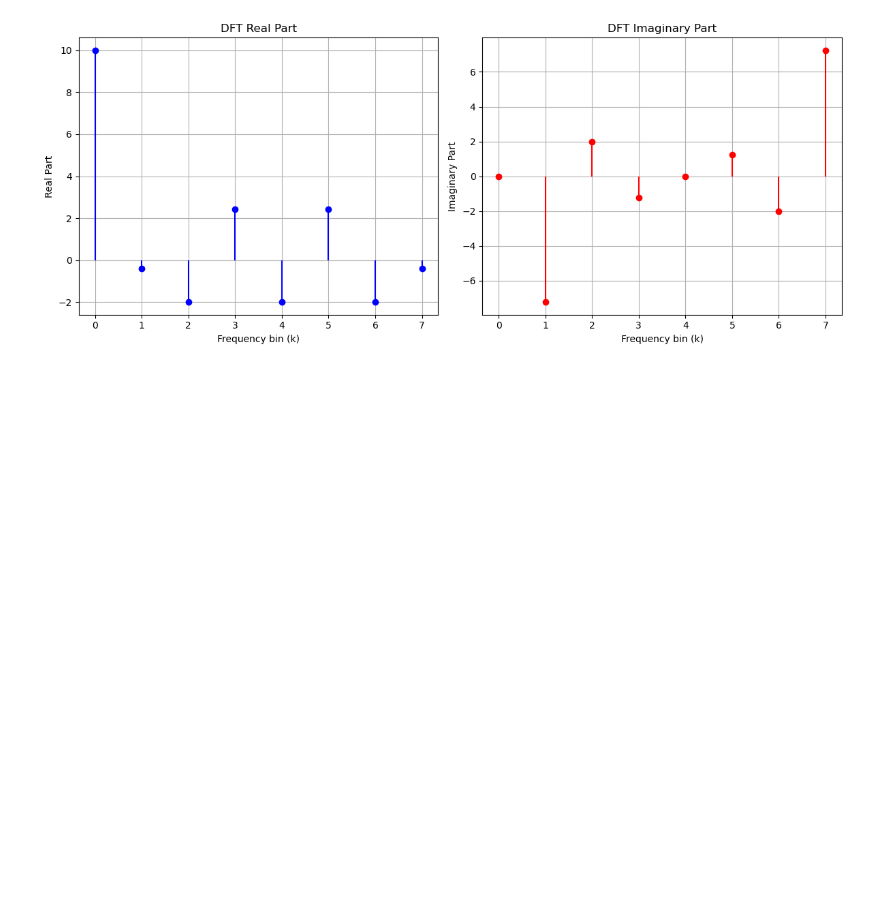
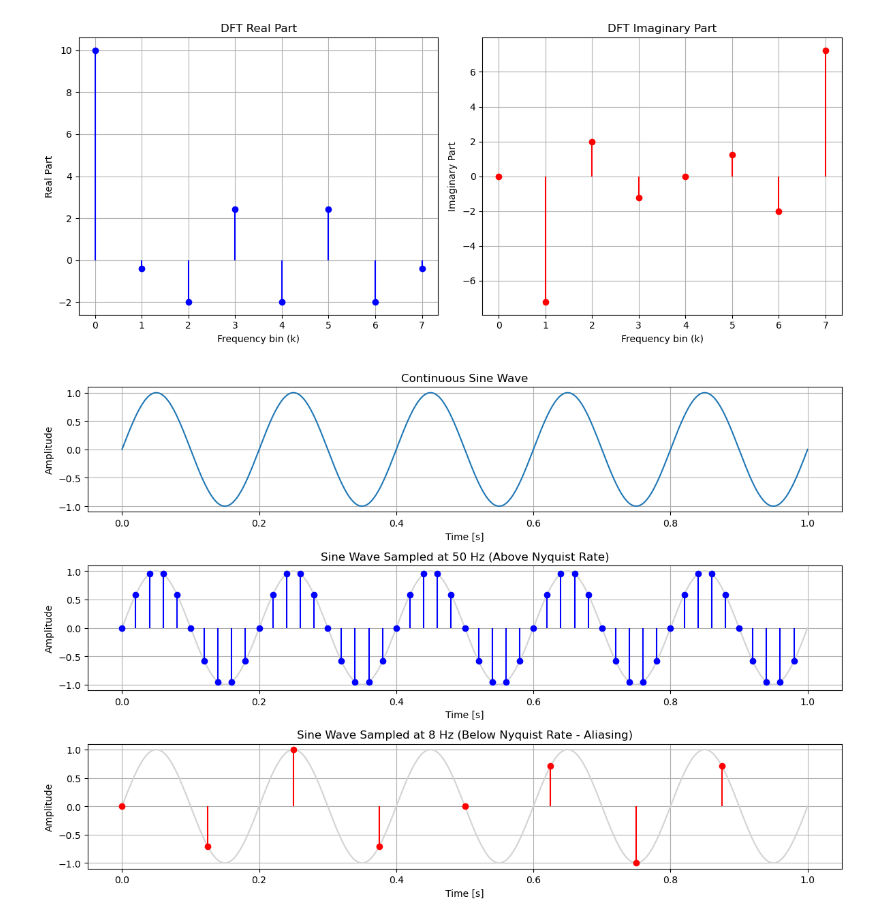
Before and after one commit to ashikurrahmanbhuiyan/dsp_lab, a Jupyter notebook: dsp.ipynb, the cells around one changed output. Saved outputs shown, nothing was run; the diff lists cells and outputs as text; code cells hidden in the pictures; blank space fills up the shorter version.

```diff
--- a/dsp.ipynb
+++ b/dsp.ipynb
@@ -370,3 +370,61 @@ plt.show()
 # %% [output]
 [figure]
 [figure]
+# %%
+import numpy as np
+import matplotlib.pyplot as plt
+
+# Parameters for the sine wave
+frequency = 5  # Frequency of the sine wave in Hz
+duration = 1.0  # Duration of the signal in seconds
+sampling_freq_high = 50  # High sampling frequency in Hz (above Nyquist rate)
+sampling_freq_low = 8    # Low sampling frequency in Hz (below Nyquist rate)
+
+# Time axis for the continuous sine wave
+t_continuous = np.linspace(0, duration, 1000)
+# Generate the continuous sine wave
+sine_wave_continuous = np.sin(2 * np.pi * frequency * t_continuous)
+
+# Time axis for high sampling rate (above Nyquist frequency)
+t_high = np.arange(0, duration, 1 / sampling_freq_high)
+# Sampled sine wave with high sampling rate
+sine_wave_high = np.sin(2 * np.pi * frequency * t_high)
+
+# Time axis for low sampling rate (below Nyquist frequency, causes aliasing)
+t_low = np.arange(0, duration, 1 / sampling_freq_low)
+# Sampled sine wave with low sampling rate (aliasing effect)
+sine_wave_low = np.sin(2 * np.pi * frequency * t_low)
+
+# Plotting
+plt.figure(figsize=(12, 8))
+
+# Plot continuous sine wave
+plt.subplot(3, 1, 1)
+plt.plot(t_continuous, sine_wave_continuous, label="Continuous Sine Wave")
+plt.title("Continuous Sine Wave")
+plt.xlabel("Time [s]")
+plt.ylabel("Amplitude")
+plt.grid()
+
+# Plot sine wave sampled above Nyquist rate
+plt.subplot(3, 1, 2)
+plt.plot(t_continuous, sine_wave_continuous, label="Continuous Sine Wave", color="lightgray")
+plt.stem(t_high, sine_wave_high, linefmt="b-", markerfmt="bo", basefmt=" ", use_line_collection=True)
+plt.title(f"Sine Wave Sampled at {sampling_freq_high} Hz (Above Nyquist Rate)")
+plt.xlabel("Time [s]")
+plt.ylabel("Amplitude")
+plt.grid()
+
+# Plot sine wave sampled below Nyquist rate
+plt.subplot(3, 1, 3)
+plt.plot(t_continuous, sine_wave_continuous, label="Continuous Sine Wave", color="lightgray")
+plt.stem(t_low, sine_wave_low, linefmt="r-", markerfmt="ro", basefmt=" ", use_line_collection=True)
+plt.title(f"Sine Wave Sampled at {sampling_freq_low} Hz (Below Nyquist Rate - Aliasing)")
+plt.xlabel("Time [s]")
+plt.ylabel("Amplitude")
+plt.grid()
+
+plt.tight_layout()
+plt.show()
+# %% [output]
+[figure, added]
```
